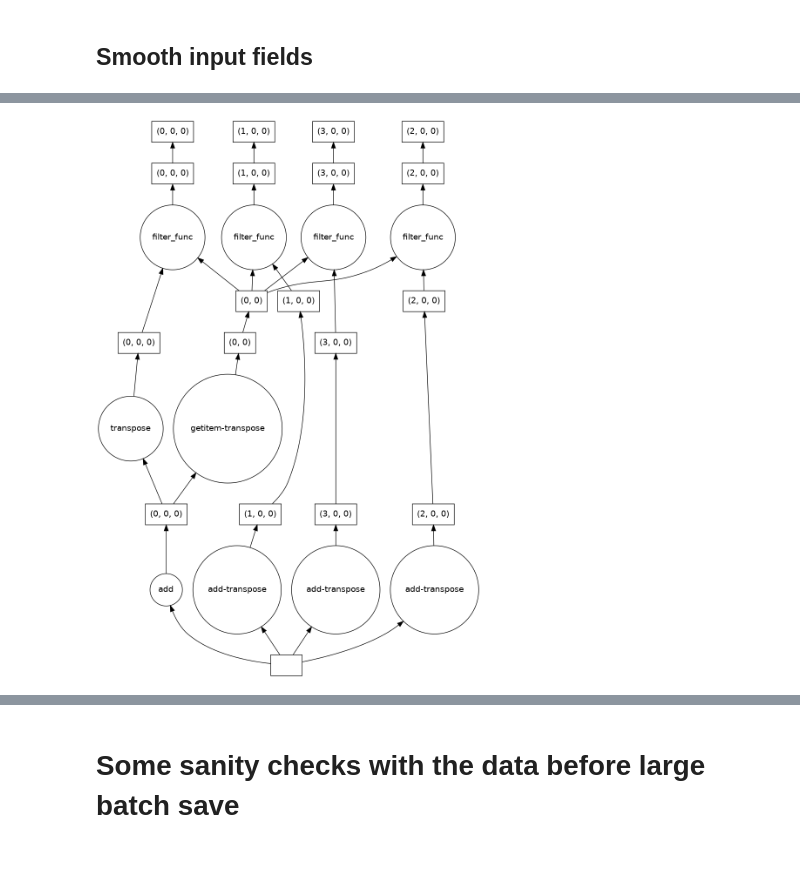
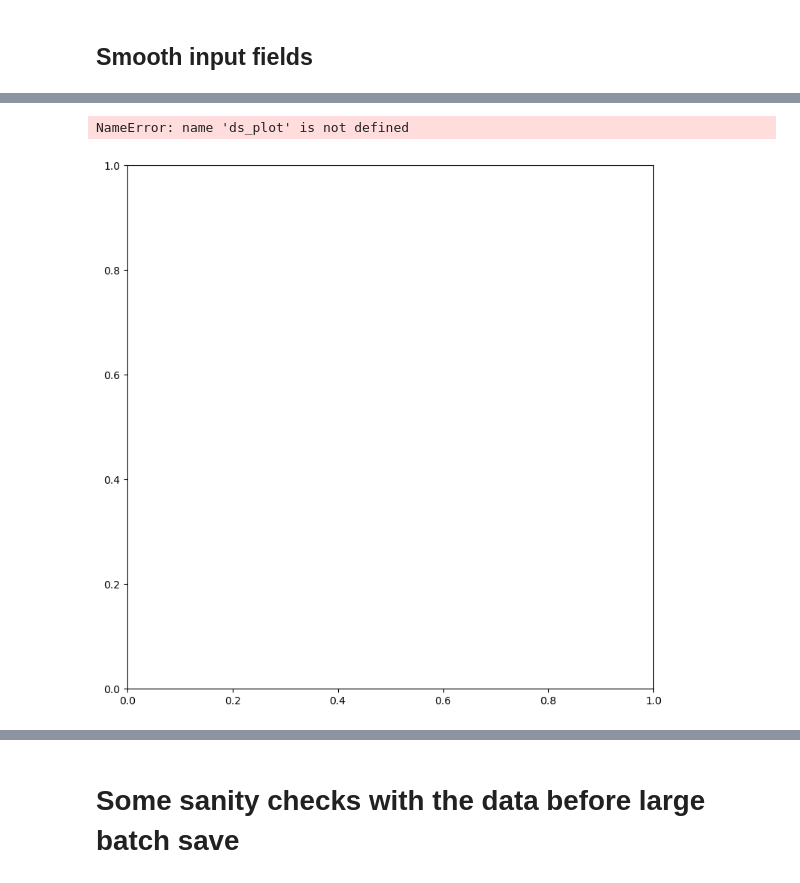
Before and after one commit to ocean-transport/scale-aware-air-sea, a Jupyter notebook: notebooks/jbusecke/workflow/cm26_combine_filter_inputs.ipynb, the cells around one changed output, grey strips where cells are left out. Cells and saved outputs as stored; diff of their text form; code cells hidden in the pictures.

```diff
--- a/notebooks/jbusecke/workflow/cm26_combine_filter_inputs.ipynb
+++ b/notebooks/jbusecke/workflow/cm26_combine_filter_inputs.ipynb
@@ -87,7 +107,2 @@ Data variables: (12/17)
 Attributes:
     regrid_method:  bilinear
-# %%
-d = ds_merged.surface_temp_smoothed.isel(time=slice(0,12)).data
-d.visualize(optimize_graph=True)
-# %% [output]
-[figure, removed]
@@ -93,0 +122,23 @@ d.visualize(optimize_graph=True)
+# %%
+def mag(u,v):
+    return np.sqrt(u**2 + v**2)
+
+plt.figure(figsize=[20, 20])
+plt.subplot(2,2,1)
+mag(ds_plot.u_relative_smoothed, ds_plot.v_relative_smoothed).plot()
+plt.title('both smoothed')
+
+plt.subplot(2,2,2)
+mag(ds_plot.u_relative_smoothed_ocean_only, ds_plot.v_relative_smoothed_ocean_only).plot()
+plt.title('ocean smoothed')
+
+plt.subplot(2,2,3)
+mag(ds_plot.u_relative_smoothed_atmos_only, ds_plot.v_relative_smoothed_atmos_only).plot()
+plt.title('atmosphere smoothed')
+
+plt.subplot(2,2,4)
+mag(ds_plot.u_relative, ds_plot.v_relative).plot()
+plt.title('nothing smoothed')
+# %% [output]
+NameError: name 'ds_plot' is not defined
+[figure, added]
```
Also changed, not shown: parts of 19 cells of this notebook, 29 other files.
